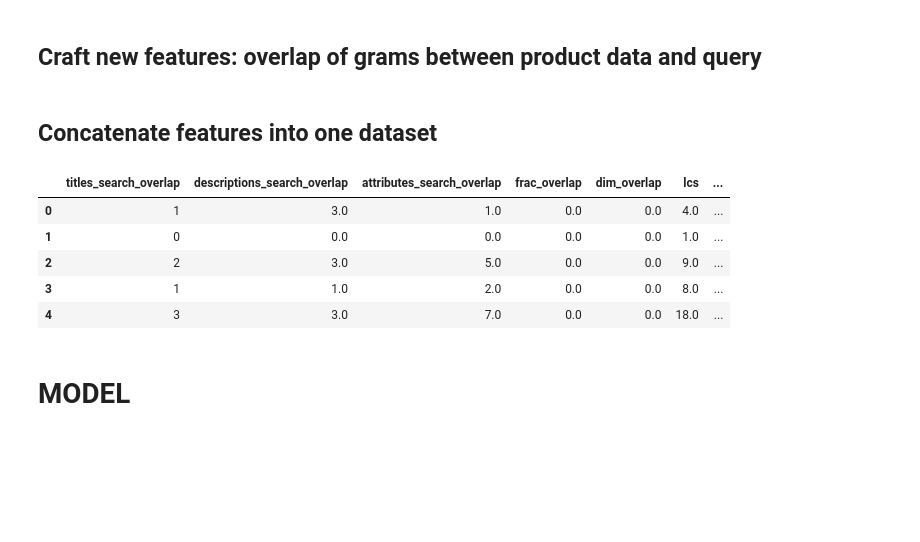
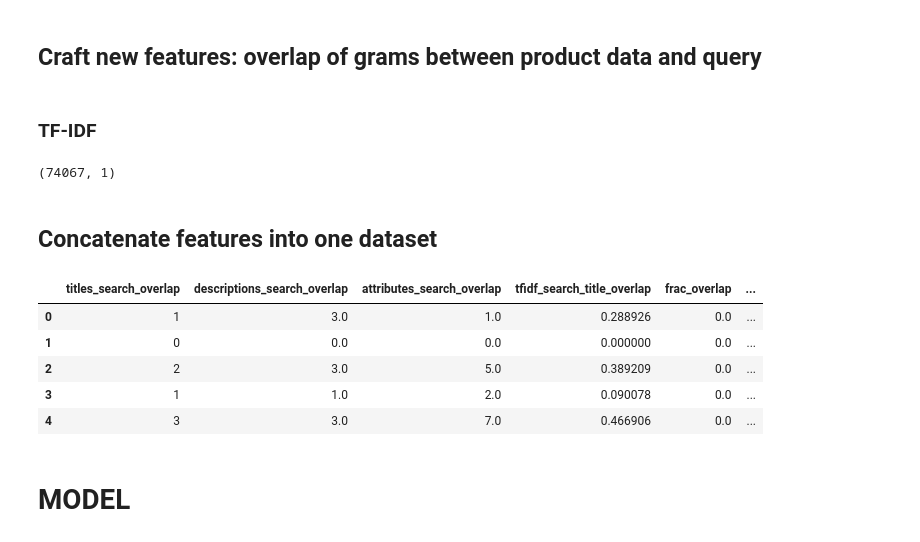
Before and after one commit to zeyger/home-depot, a Jupyter notebook: notebooks/home-depot.ipynb, the cells around one changed output. Drawn from its saved outputs; the diff is of its cells as text; code cells hidden in the pictures; blank space fills up the shorter version.

```diff
--- a/notebooks/home-depot.ipynb
+++ b/notebooks/home-depot.ipynb
@@ -1081,6 +1080,20 @@ descriptions_vector = vectorizer.transform(joined_train['description'])
 titles_search_overlap = titles_vector.multiply(search_terms_vector).sum(axis=1)
 descriptions_search_overlap = descriptions_vector.multiply(search_terms_vector).sum(axis=1)
 attributes_search_overlap = attributes_vector.multiply(search_terms_vector).sum(axis=1)
+# %% [markdown]
+### TF-IDF
+# %%
+from sklearn.feature_extraction.text import TfidfVectorizer
+
+tfidf = TfidfVectorizer(max_features=5000)
+tfidf_search = tfidf.fit_transform(joined_train['search_term'])
+tfidf_title = tfidf.transform(joined_train['title'])
+# %%
+tfidf_search_title_overlap = tfidf_title.multiply(tfidf_search).sum(axis=1)
+# %%
+tfidf_search_title_overlap.shape
+# %% [output]
+(74067, 1)
 # %% [markdown]
 ## Concatenate features into one dataset
 # %%
@@ -1088,6 +1101,7 @@ dataset = pd.DataFrame(np.concatenate(
                       [titles_search_overlap,
                        descriptions_search_overlap,
                        attributes_search_overlap,
+                       tfidf_search_title_overlap,
                        frac_overlap.values.reshape((-1, 1)),
                        dim_overlap.values.reshape((-1, 1)),
                        joined_train['lcs'].values.reshape((-1, 1)),
@@ -1099,39 +1113,40 @@ dataset = pd.DataFrame(np.concatenate(
                        joined_train['search_len'].values.reshape((-1, 1)),
                        joined_train['description_len'].values.reshape((-1, 1)),
                        joined_train['brand_len'].values.reshape((-1, 1)),
                        joined_train['brand_popularity'].values.reshape((-1, 1)),
                        joined_train['brand_match'].values.reshape((-1, 1)),
                        joined_train['color_match'].values.reshape((-1, 1)),
                        joined_train['relevance'].values.reshape((-1, 1))],
                        axis=1))
 
 dataset[0] = dataset[0].astype(int)
 dataset.columns = ['titles_search_overlap',
                    'descriptions_search_overlap',
                    'attributes_search_overlap',
+                   'tfidf_search_title_overlap',
                    'frac_overlap',
                    'dim_overlap',
                    'lcs',
                    'edit_dist',
                    'jacc_dist',
                    'popularity',
                    'title_len',
                    'title_search_proportion',
                    'search_len',
                    'description_len',
                    'brand_len',
                    'brand_popularity',
                    'brand_match',
                    'color_match',
                    'relevance']
 dataset.head()
 # %% [output]
-|  | titles_search_overlap | descriptions_search_overlap | attributes_search_overlap | frac_overlap | dim_overlap | lcs | ... |
-| 0 | 1 | 3.0 | 1.0 | 0.0 | 0.0 | 4.0 | ... |
-| 1 | 0 | 0.0 | 0.0 | 0.0 | 0.0 | 1.0 | ... |
-| 2 | 2 | 3.0 | 5.0 | 0.0 | 0.0 | 9.0 | ... |
-| 3 | 1 | 1.0 | 2.0 | 0.0 | 0.0 | 8.0 | ... |
-| 4 | 3 | 3.0 | 7.0 | 0.0 | 0.0 | 18.0 | ... |
+|  | titles_search_overlap | descriptions_search_overlap | attributes_search_overlap | tfidf_search_title_overlap | frac_overlap | ... |
+| 0 | 1 | 3.0 | 1.0 | 0.288926 | 0.0 | ... |
+| 1 | 0 | 0.0 | 0.0 | 0.000000 | 0.0 | ... |
+| 2 | 2 | 3.0 | 5.0 | 0.389209 | 0.0 | ... |
+| 3 | 1 | 1.0 | 2.0 | 0.090078 | 0.0 | ... |
+| 4 | 3 | 3.0 | 7.0 | 0.466906 | 0.0 | ... |
 # %% [markdown]
 # MODEL
 # %%
```
Also changed, not shown: parts of 8 cells of this notebook.
